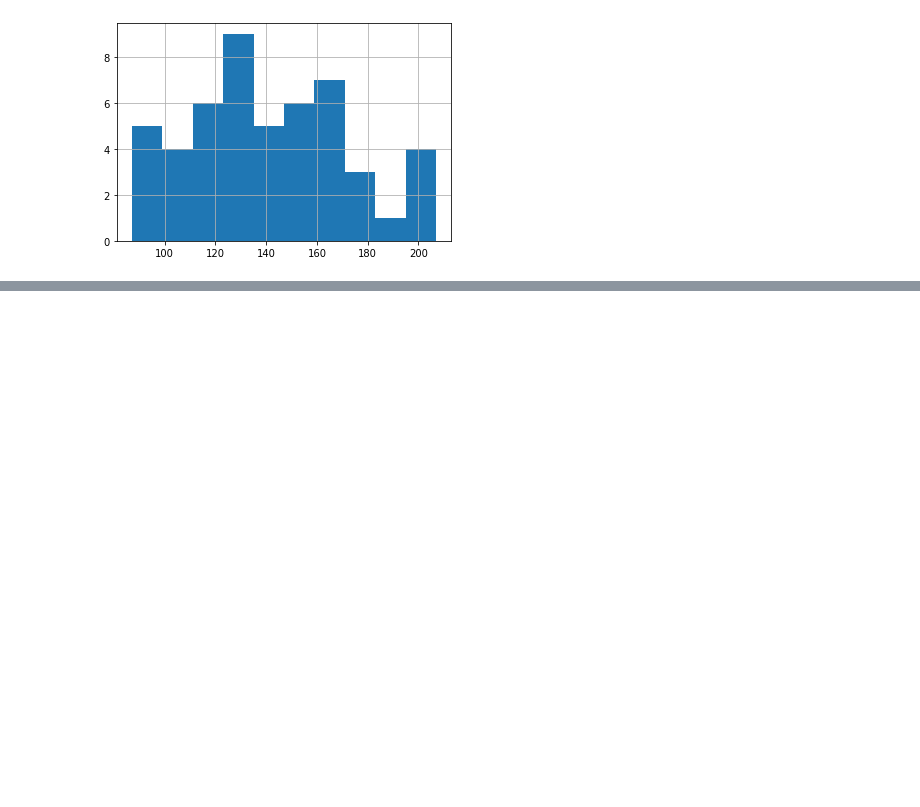
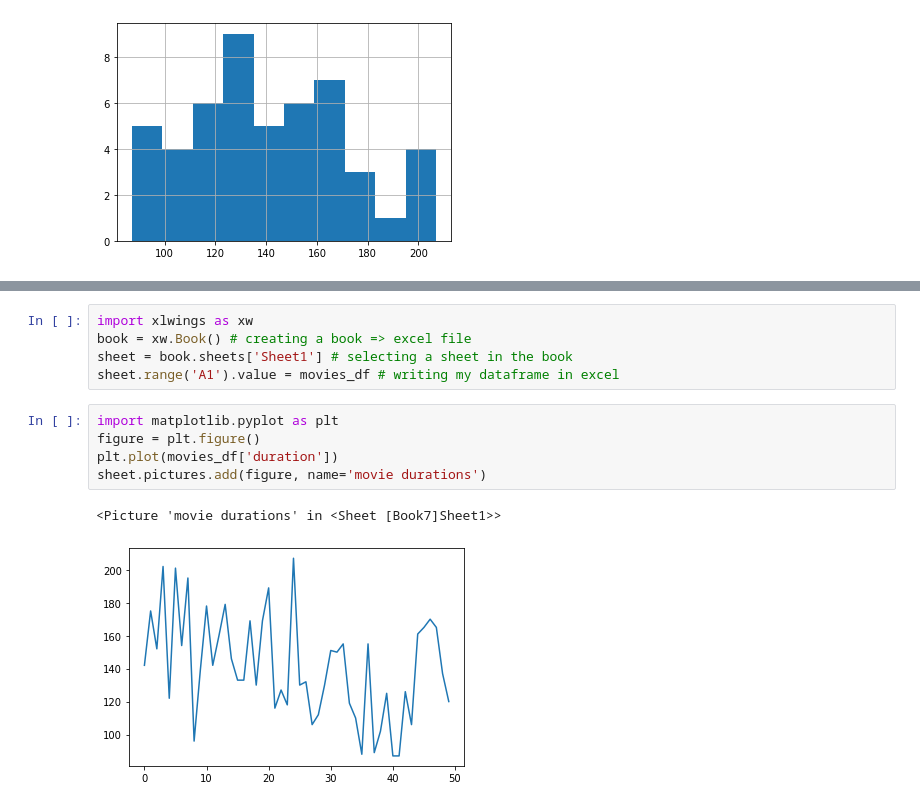
Before and after one commit to lucien-george/python-playground, a Jupyter notebook: engie-batch-4/04-Data-sourcing/lecture/web_scraping.ipynb, the cells around one changed output, grey strips where cells are left out. Drawn from its saved outputs; the diff is of its cells as text; blank space fills up the shorter version.

```diff
--- a/engie-batch-4/04-Data-sourcing/lecture/web_scraping.ipynb
+++ b/engie-batch-4/04-Data-sourcing/lecture/web_scraping.ipynb
@@ -79,0 +100,13 @@ movies_df['duration'].hist()
+# %%
+import xlwings as xw
+book = xw.Book() # creating a book => excel file
+sheet = book.sheets['Sheet1'] # selecting a sheet in the book
+sheet.range('A1').value = movies_df # writing my dataframe in excel
+# %%
+import matplotlib.pyplot as plt
+figure = plt.figure()
+plt.plot(movies_df['duration'])
+sheet.pictures.add(figure, name='movie durations')
+# %% [output]
+<Picture 'movie durations' in <Sheet [Book7]Sheet1>>
+[figure, added]
```
Also changed, not shown: parts of 1 cell of this notebook, 3 other files.
